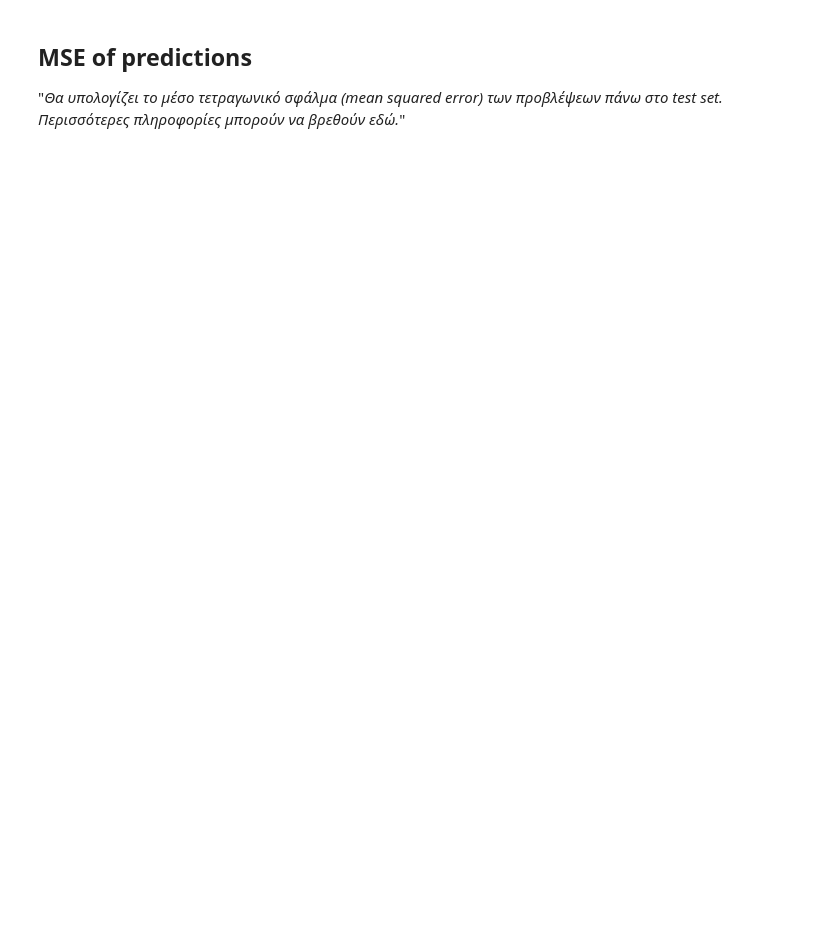
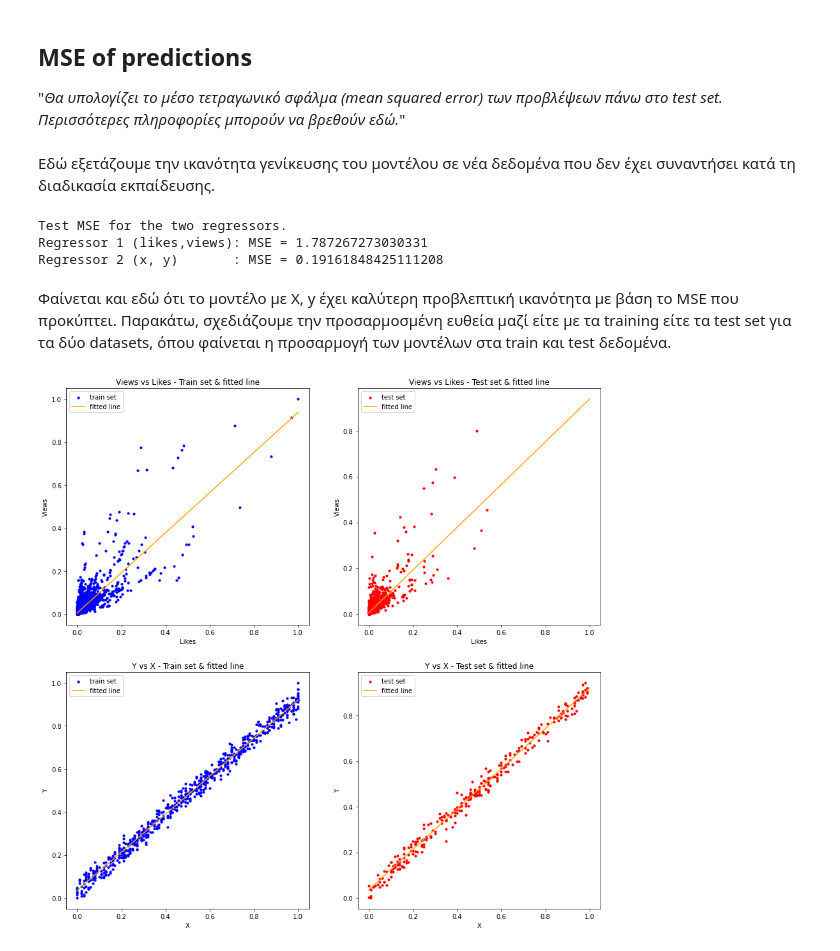
Before and after one commit to billdepo/Stochastic-Processes-Optimization-labs, a Jupyter notebook: lab1/Depastas_LR.ipynb, the cells around one changed output. Drawn from its saved outputs; the diff is of its cells as text; code cells hidden in the pictures; blank space fills up the shorter version.

Commit message:
- Linear Regression completed

```diff
--- a/lab1/Depastas_LR.ipynb
+++ b/lab1/Depastas_LR.ipynb
@@ -213,8 +177,9 @@ def train_test_split(X, y, test_percentage=0.3 , shuffle=True, random_state=42):
 
     return X_train, y_train, X_test, y_test
 # %%
-X_train1, y_train1, X_test1, y_test1 = train_test_split(X1, y1, test_percentage=0.3)
-X_train2, y_train2, X_test2, y_test2 = train_test_split(X2, y2, test_percentage=0.3)
+test_percentage1, test_percentage2 = 0.3, 0.3
+X_train1, y_train1, X_test1, y_test1 = train_test_split(X1, y1, test_percentage=test_percentage1)
+X_train2, y_train2, X_test2, y_test2 = train_test_split(X2, y2, test_percentage=test_percentage2)
 # %%
 fig, ax = plt.subplots(nrows=1, ncols=2, figsize=(15,7)) #define figure and 2 axes
 
@@ -235,0 +274,3 @@ ax[1].legend()
+# %%
+lin_regressor1 = LinearRegressor2D(X_train1, y_train1, learning_rate = 0.01, epochs = 100)
+lin_regressor1.fit('figures_LR/LR_Likes_and_views.gif')
@@ -235,0 +298,3 @@ ax[1].legend()
+# %%
+lin_regressor2 = LinearRegressor2D(X_train2, y_train2, learning_rate = 0.005, epochs = 20)
+lin_regressor2.fit('figures_LR/LR_X_and_y.gif')
@@ -236,3 +349,5 @@ ax[1].legend()
 # %% [markdown]
 ## MSE of predictions
 "*Θα υπολογίζει το μέσο τετραγωνικό σφάλμα (mean squared error) των προβλέψεων πάνω στο test set. Περισσότερες πληροφορίες μπορούν να βρεθούν εδώ.*"
+# %% [markdown]
+Εδώ εξετάζουμε την ικανότητα γενίκευσης του μοντέλου σε νέα δεδομένα που δεν έχει συναντήσει κατά τη διαδικασία εκπαίδευσης.
@@ -238,0 +357,40 @@ ax[1].legend()
+# %%
+print(f'Test MSE for the two regressors.\n'
+      f'Regressor 1 (likes,views): MSE = {MSE_test(X_test1, y_test1, lin_regressor1)}\n'
+      f'Regressor 2 (x, y)       : MSE = {MSE_test(X_test2, y_test2, lin_regressor2)}')
+# %% [output]
+Test MSE for the two regressors.
+Regressor 1 (likes,views): MSE = 1.787267273030331
+Regressor 2 (x, y)       : MSE = 0.19161848425111208
+# %% [markdown]
+Φαίνεται και εδώ ότι το μοντέλο με X, y έχει καλύτερη προβλεπτική ικανότητα με βάση το MSE που προκύπτει.
+Παρακάτω, σχεδιάζουμε την προσαρμοσμένη ευθεία μαζί είτε με τα training είτε τα test set για τα δύο datasets, όπου φαίνεται η προσαρμογή των μοντέλων στα train και test δεδομένα.
+# %%
+fig, ax = plt.subplots(nrows=2, ncols=2, figsize=(15,15)) #define figure and 2 axes
+
+ax[0,0].scatter(X_train1, y_train1, s=10, color='blue', label='train set') #training set samples
+x = np.linspace(X_train1.min(),X_train1.max(),100)
+ax[0,0].plot(x, lin_regressor1.w0 + lin_regressor1.w1 * x, label='fitted line', color='orange')
+ax[0,0].set(title='Views vs Likes - Train set & fitted line', xlabel='Likes', ylabel='Views')
+ax[0,0].legend()
+
+ax[0,1].scatter(X_test1, y_test1, s=10, color='red', label='test set') #test set samples
+ax[0,1].plot(x, lin_regressor1.w0 + lin_regressor1.w1 * x, label='fitted line', color='orange')
+ax[0,1].set(title='Views vs Likes - Test set & fitted line', xlabel='Likes', ylabel='Views')
+ax[0,1].legend()
+
+
+ax[1,0].scatter(X_train2, y_train2, s=10, color='blue', label='train set')
+x = np.linspace(X_train2.min(),X_train2.max(),100)
+ax[1,0].plot(x, lin_regressor2.w0 + lin_regressor2.w1 * x, label='fitted line', color='orange')
+ax[1,0].set(title='Y vs X - Train set & fitted line', xlabel='X', ylabel='Y')
+ax[1,0].legend()
+
+ax[1,1].scatter(X_test2, y_test2, s=10, color='red', label='test set')
+ax[1,1].plot(x, lin_regressor2.w0 + lin_regressor2.w1 * x, label='fitted line', color='orange')
+ax[1,1].set(title='Y vs X - Test set & fitted line', xlabel='X', ylabel='Y')
+ax[1,1].legend()
+
+plt.show()
+# %% [output]
+[figure, added]
```
Also changed, not shown: parts of 17 cells of this notebook, 3 other files.
